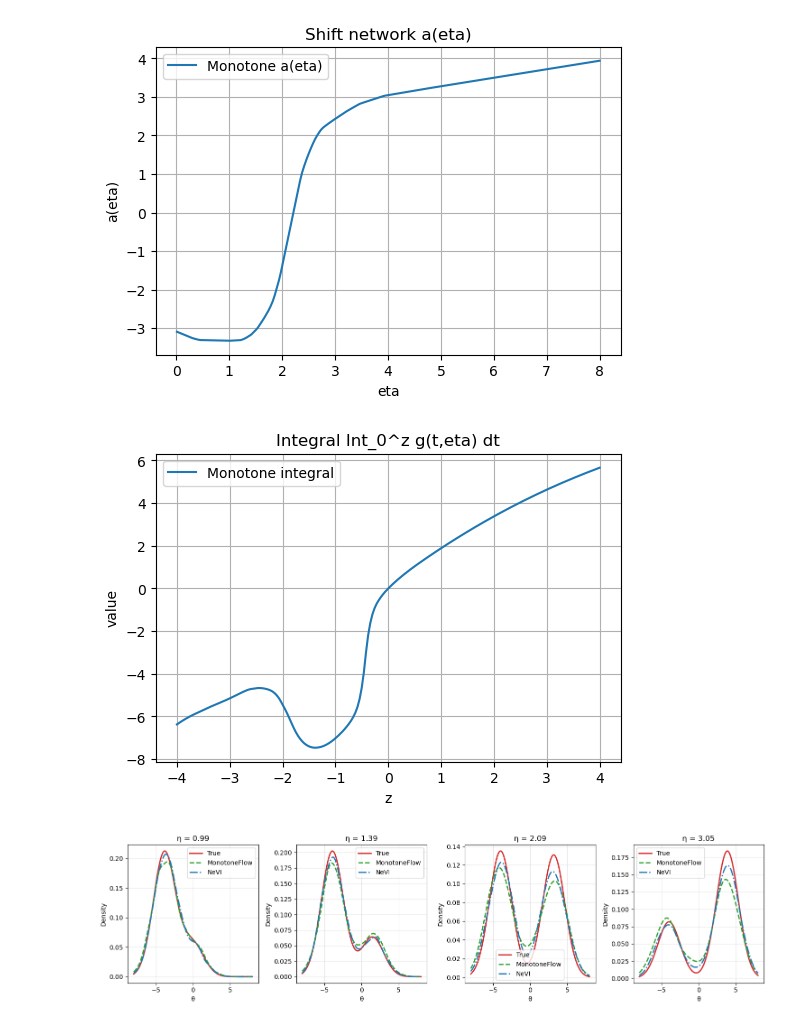
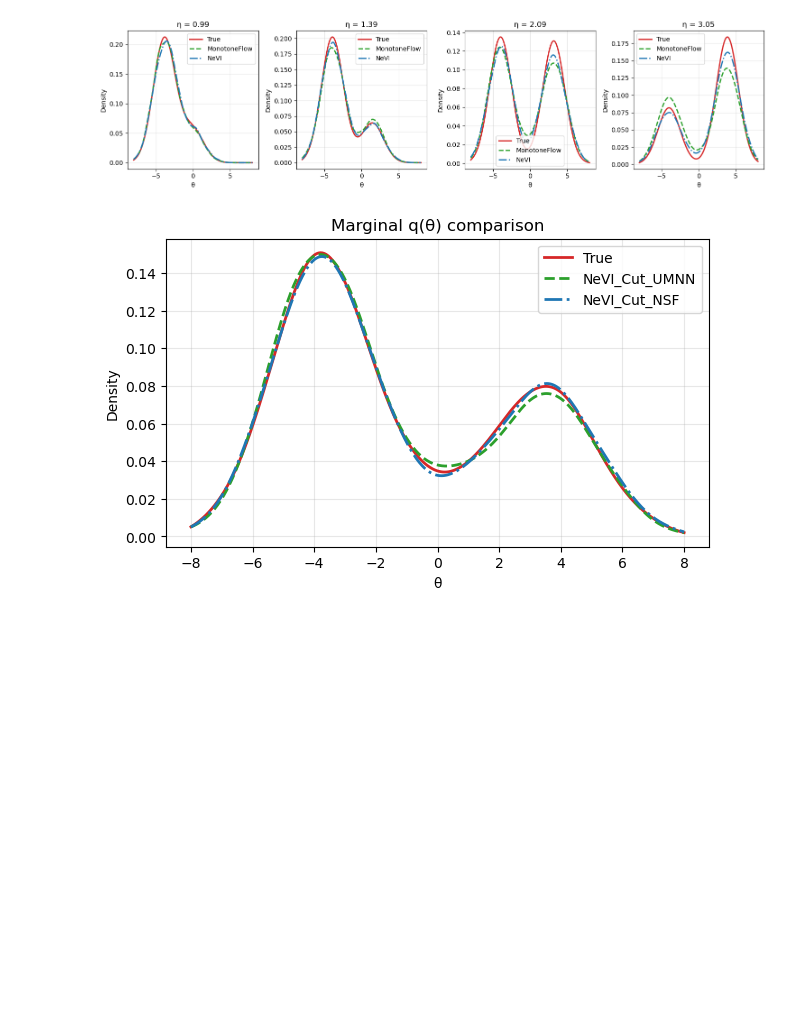
Before and after one commit to jfsong100/NeVICut, a Jupyter notebook: experiments/simulations/theory_justification.ipynb, the cells around one changed output. Cells and saved outputs as stored; diff of their text form; code cells hidden in the pictures; blank space fills up the shorter version.

Commit message:
update umnn

```diff
--- a/experiments/simulations/theory_justification.ipynb
+++ b/experiments/simulations/theory_justification.ipynb
@@ -221,41 +144,16 @@ np.random.seed(seed)
 torch.manual_seed(seed)
 
 # ─────────────────────────────────────────────
-# 4) Diagnostics & Comparison Plots
+#  Diagnostics & Comparison Plots
 # ─────────────────────────────────────────────
-# a(eta)
-eta_grid=torch.linspace(0.01,8,200).unsqueeze(1)
-with torch.no_grad():
-    a_mono=model_mono.a(eta_grid)
-    # NeVI has no a(eta) to plot
-plt.figure(figsize=(6,4))
-plt.plot(eta_grid.numpy(),a_mono.numpy(),label='Monotone a(eta)')
-plt.title('Shift network a(eta)')
-plt.xlabel('eta');plt.ylabel('a(eta)');plt.legend();plt.grid();plt.show()
-
-# integral for monotone
-zg=torch.linspace(-4,4,200).unsqueeze(1)
-eta_val=eta_grid[100]
-with torch.no_grad():
-    th=model_mono(zg,eta_grid[:200],False)
-    iv=th - model_mono.a(eta_grid[:200])
-plt.figure(figsize=(6,4))
-plt.plot(zg.numpy().ravel(), iv.numpy().ravel(),label='Monotone integral')
-plt.title('Integral Int_0^z g(t,eta) dt')
-plt.xlabel('z');plt.ylabel('value');plt.legend();plt.grid();plt.show()
-
-
-# 1) Define your color palette:
 colors = {
-    'True': '#D62728',   # deep red
-    'Mono': '#2CA02C',   # green
-    'NeVI': '#1F77B4',   # blue
+    'True': '#D62728',
+    'Mono': '#2CA02C',
+    'NeVI': '#1F77B4',
 }
 
-# 2) Prepare the x‐axis once:
-x = theta_grid.numpy().ravel()  # e.g. theta_grid = torch.linspace(-8,8,500).unsqueeze(1)
+x = theta_grid.numpy().ravel()
 
-# Initialize containers before plots
 conditional_samples = {}
 conditional_truths = {}
 eta_vals = [eta_samples.quantile(q, 0).item() for q in [0.25, 0.4, 0.6, 0.8]]
@@ -268,12 +166,11 @@ for ax, ev in zip(axes, eta_vals):
         p_true = torch.exp(logp).numpy().ravel()
         conditional_truths[f"eta_{ev:.2f}_true"] = p_true
 
-        # MonotoneFlow
-        zt = torch.randn(5000, 1)
-        qm = model_mono(zt, torch.full((5000, 1), ev)).numpy().ravel()
+        # NeVI.Cut.UMNN
+        qm = model_mono.sample_q_theta_given_eta(torch.full((5000, 1), ev)).detach().numpy().ravel()
         conditional_samples[f"eta_{ev:.2f}_mono"] = qm
 
-        # NeVI
+        # NeVI.Cut.NSF(AR)
         qt = model_nevi.sample_q_theta_given_eta(torch.full((5000, 1), ev)).detach().numpy().ravel()
         conditional_samples[f"eta_{ev:.2f}_nevi"] = qt
 
@@ -288,52 +185,35 @@ for ax, ev in zip(axes, eta_vals):
     ax.grid(alpha=0.3)
 
 plt.tight_layout()
 plt.show()
 
-
-# Marginal samples (store once, use for plot and save)
 with torch.no_grad():
-    z_mono = torch.randn(10000, 1)
     idx = torch.randint(0, eta_samples.shape[0], (10000,))
-    tm = model_mono(z_mono, eta_samples[idx]).numpy().ravel()
+    tm = model_mono.sample_q_theta_given_eta(eta_samples[idx]).detach().numpy().ravel()
     tn = model_nevi.sample_q_theta_given_eta(eta_samples[idx]).detach().numpy().ravel()
 
-# True marginal via sampling
 true_marginal_samples = []
 with torch.no_grad():
     for _ in range(10000):
         eta_i = eta_dist.sample().item()
         logp = posterior_log_p_theta_given_eta(theta_grid, torch.full_like(theta_grid, eta_i))
         p = torch.exp(logp).numpy().ravel()
         p /= p.sum()
         theta_sample = np.random.choice(x, p=p)
         true_marginal_samples.append(theta_sample)
 marginal_true = np.array(true_marginal_samples)
 
 # Plot
 plt.figure(figsize=(7, 4))
 plt.plot(x, gaussian_kde(marginal_true)(x), color=colors['True'], linewidth=2, label='True')
-plt.plot(x, gaussian_kde(tm)(x), color=colors['Mono'], linestyle='--', linewidth=2, label='MonotoneFlow')
-plt.plot(x, gaussian_kde(tn)(x), color=colors['NeVI'], linestyle='-.', linewidth=2, label='NeVI')
+plt.plot(x, gaussian_kde(tm)(x), color=colors['Mono'], linestyle='--', linewidth=2, label='NeVI_Cut_UMNN')
+plt.plot(x, gaussian_kde(tn)(x), color=colors['NeVI'], linestyle='-.', linewidth=2, label='NeVI_Cut_NSF')
 plt.title("Marginal q(θ) comparison")
 plt.xlabel("θ")
 plt.ylabel("Density")
 plt.legend()
 plt.grid(alpha=0.3)
 plt.show()
-
-# Save exactly what was used for plotting
-all_samples = {
-    **conditional_samples,
-    **conditional_truths,
-    "marginal_mono": tm,
-    "marginal_nevi": tn,
-    "marginal_true": marginal_true,
-    "theta_grid": x
-}
-
-np.savez("/Users/jiafangsong/Desktop/Cut_Bayes_VI/NeVI_paper_results/others/all_theta_samples.npz", **all_samples)
 # %% [output]
-[figure, old version]
+[figure, new version]
-[figure, old version]
+[figure, new version]
-[figure, removed]
```
Also changed, not shown: parts of 4 cells of this notebook, 24 other files.
